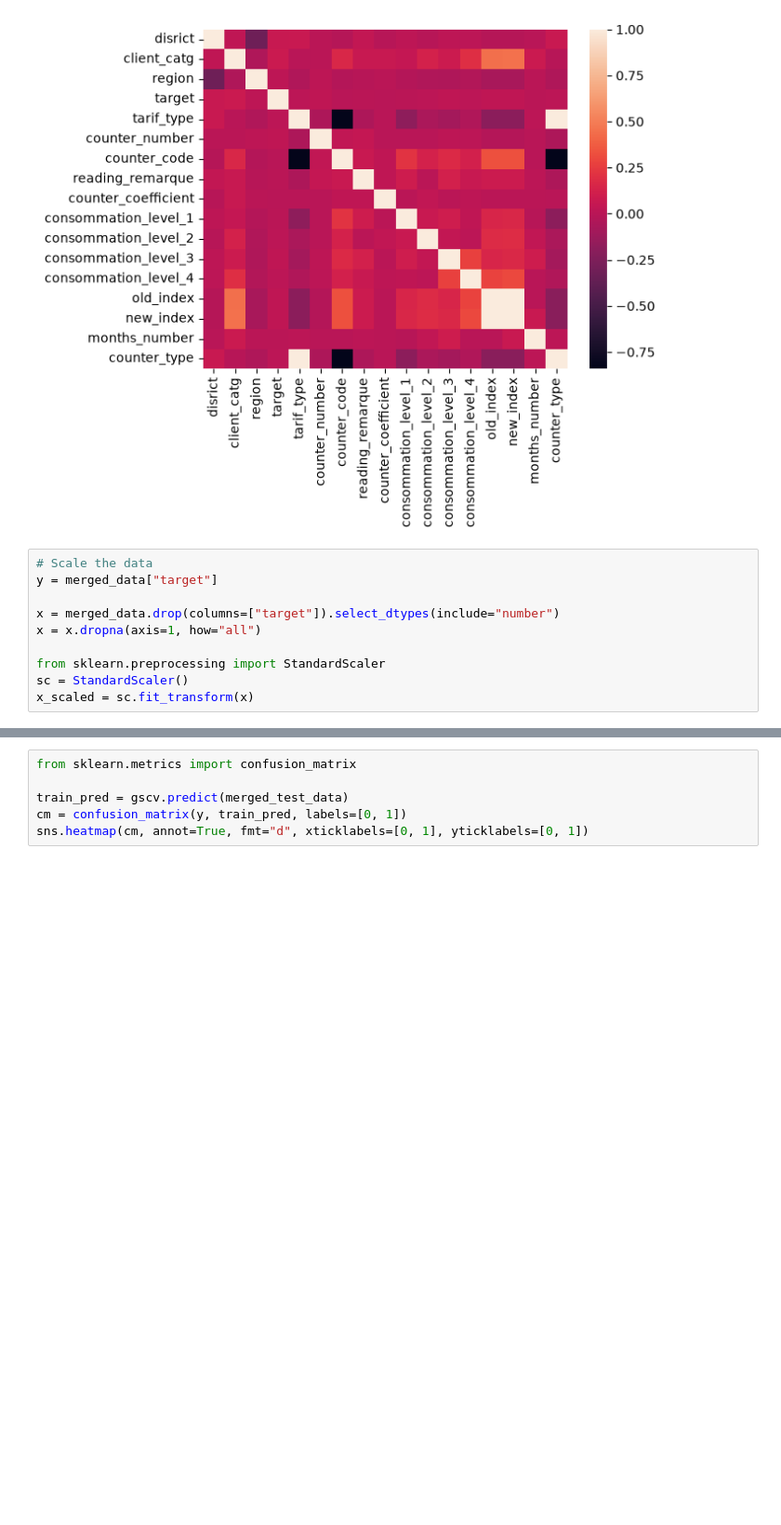
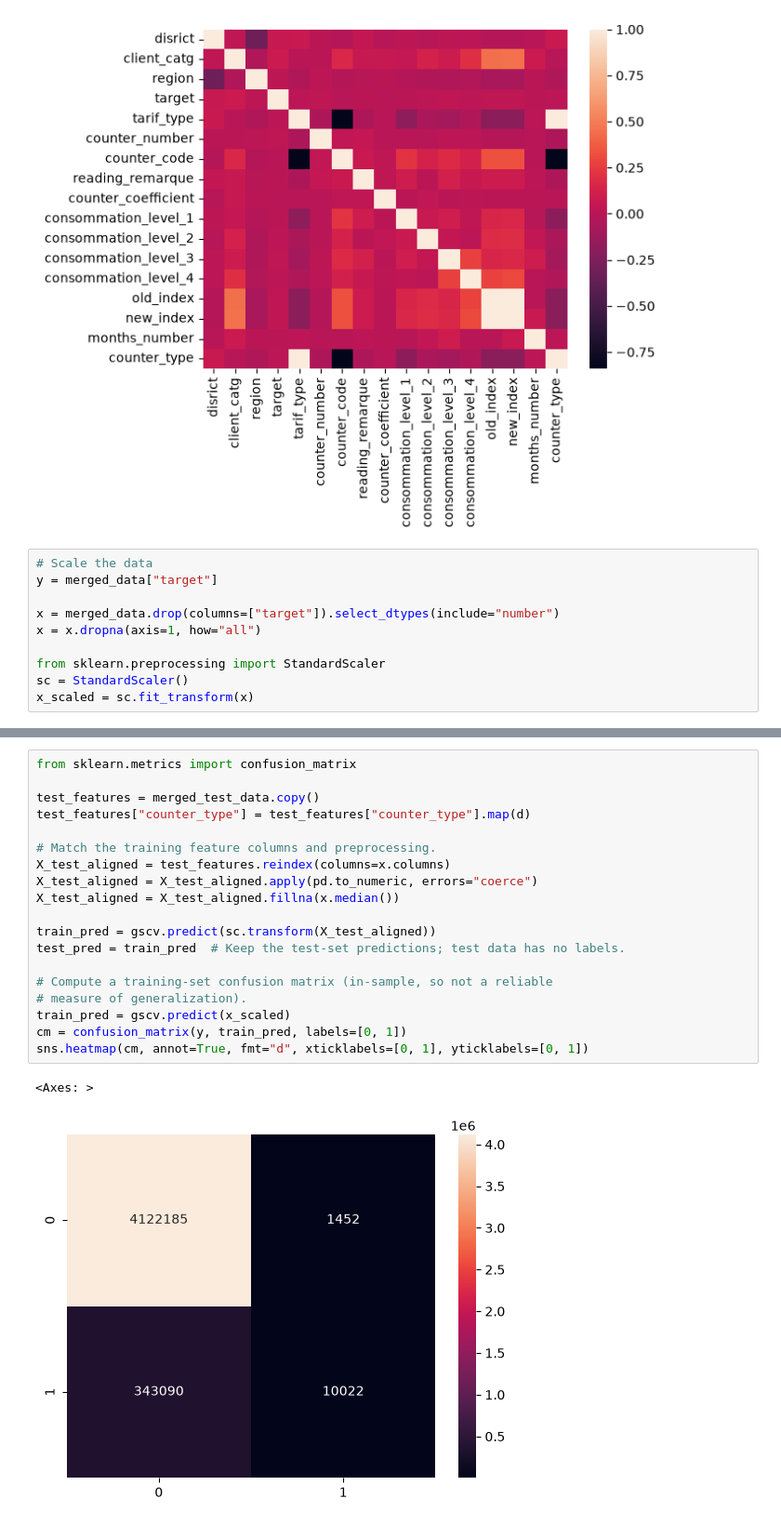
Before and after one commit to alexandervonwernherr/ds-ml-project, a Jupyter notebook: fraud_detection.ipynb, the cells around one changed output, grey strips where cells are left out. Shown at 93% size. Cells and saved outputs as stored; diff of their text form; blank space fills up the shorter version.

```diff
--- a/fraud_detection.ipynb
+++ b/fraud_detection.ipynb
@@ -130,9 +141,25 @@ KeyboardInterrupt:
 # %%
 from sklearn.metrics import confusion_matrix
 
-train_pred = gscv.predict(merged_test_data)
+test_features = merged_test_data.copy()
+test_features["counter_type"] = test_features["counter_type"].map(d)
+
+# Match the training feature columns and preprocessing.
+X_test_aligned = test_features.reindex(columns=x.columns)
+X_test_aligned = X_test_aligned.apply(pd.to_numeric, errors="coerce")
+X_test_aligned = X_test_aligned.fillna(x.median())
+
+train_pred = gscv.predict(sc.transform(X_test_aligned))
+test_pred = train_pred  # Keep the test-set predictions; test data has no labels.
+
+# Compute a training-set confusion matrix (in-sample, so not a reliable
+# measure of generalization).
+train_pred = gscv.predict(x_scaled)
 cm = confusion_matrix(y, train_pred, labels=[0, 1])
 sns.heatmap(cm, annot=True, fmt="d", xticklabels=[0, 1], yticklabels=[0, 1])
+# %% [output]
+<Axes: >
+[figure, added]
 # %%
 ##
 from sklearn.linear_model import LogisticRegression
```
Also changed, not shown: parts of 3 cells of this notebook.
